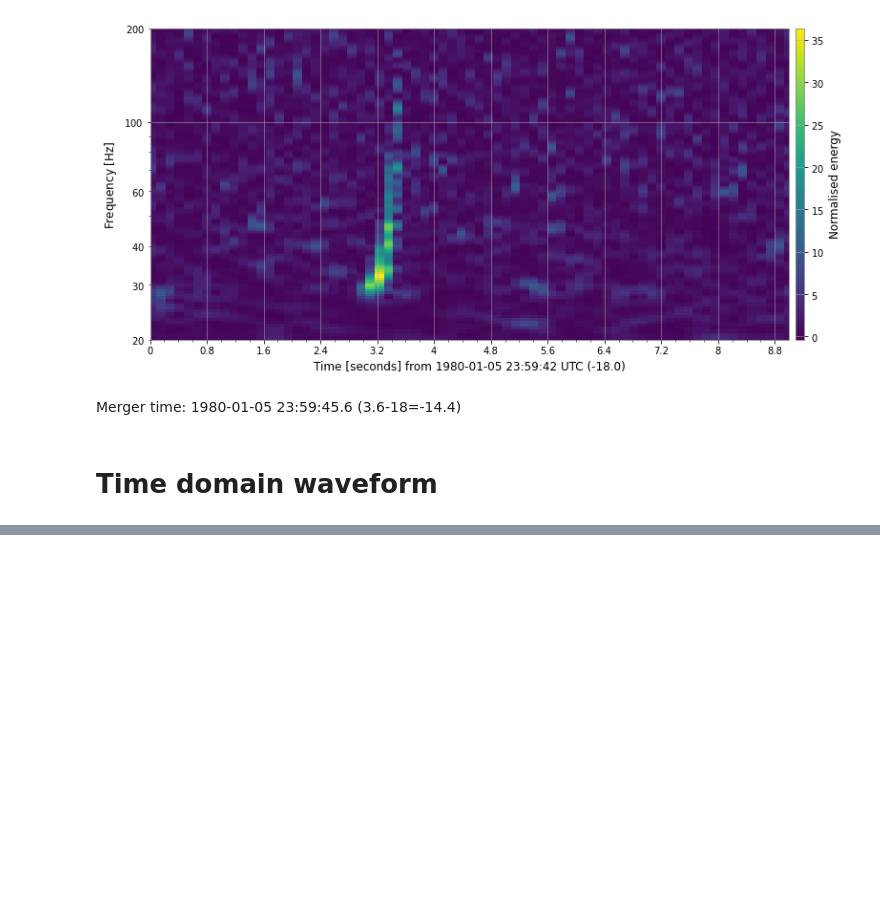
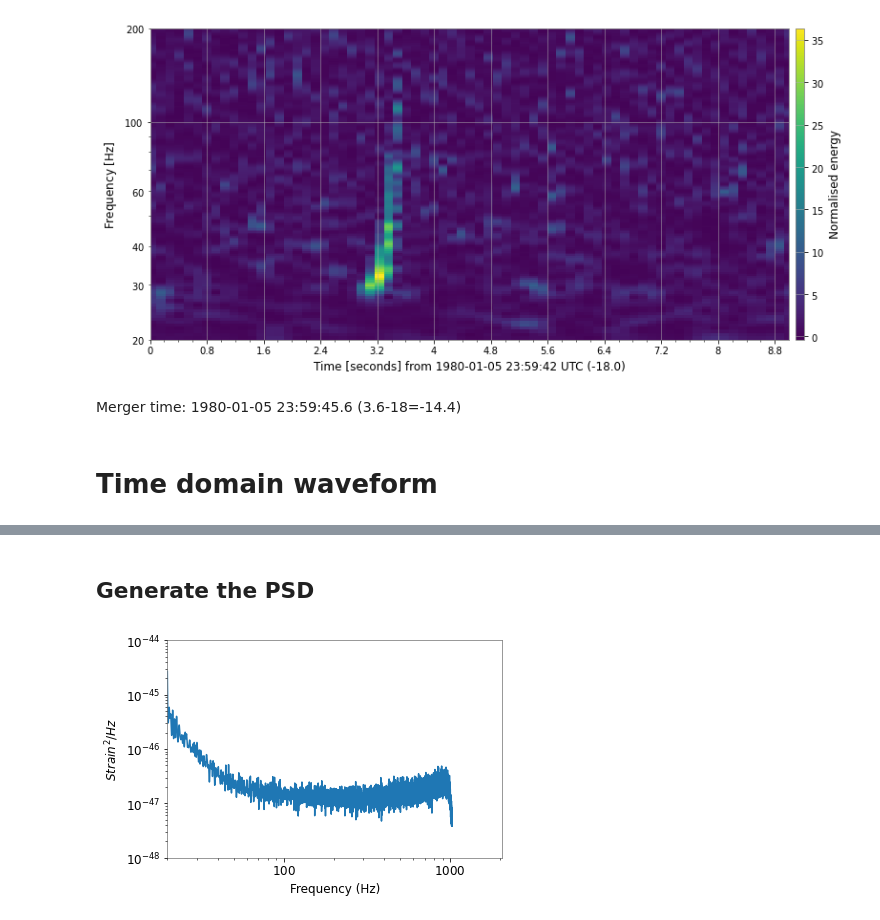
Before and after one commit to SYLau/odw-2022, a Jupyter notebook: Challenge/Data_challenge_2.ipynb, the cells around one changed output, grey strips where cells are left out. Saved outputs shown, nothing was run; the diff lists cells and outputs as text; code cells hidden in the pictures; blank space fills up the shorter version.

```diff
--- a/Challenge/Data_challenge_2.ipynb
+++ b/Challenge/Data_challenge_2.ipynb
@@ -84,0 +89,28 @@ pylab.show()
+# %% [markdown]
+## Generate the PSD
+# %%
+from pycbc.filter import resample_to_delta_t, highpass
+from pycbc.psd import interpolate, inverse_spectrum_truncation
+
+# Remove the low frequency content and downsample the data to 2048Hz
+strain = highpass(pycbc_strain, 15.0)
+strain = resample_to_delta_t(strain, sample_delta_t)
+# Remove 2 seconds of data from both the beginning and end
+conditioned = strain.crop(2, 2)
+# We use 16 second samples of our time series in Welch method.
+p = conditioned.psd(16)
+p = interpolate(p, conditioned.delta_f)
+p = inverse_spectrum_truncation(p, int(4 * conditioned.sample_rate), low_frequency_cutoff=20.0)
+psd = p
+
+pylab.plot(psd.sample_frequencies, psd)
+pylab.yscale('log')
+pylab.xscale('log')
+pylab.ylim(1e-48, 1e-44)
+pylab.xlim(20, 2048)
+pylab.ylabel('$Strain^2 / Hz$')
+pylab.xlabel('Frequency (Hz)')
+pylab.grid()
+pylab.show()
+# %% [output]
+[figure, added]
```
Also changed, not shown: parts of 4 cells of this notebook.
